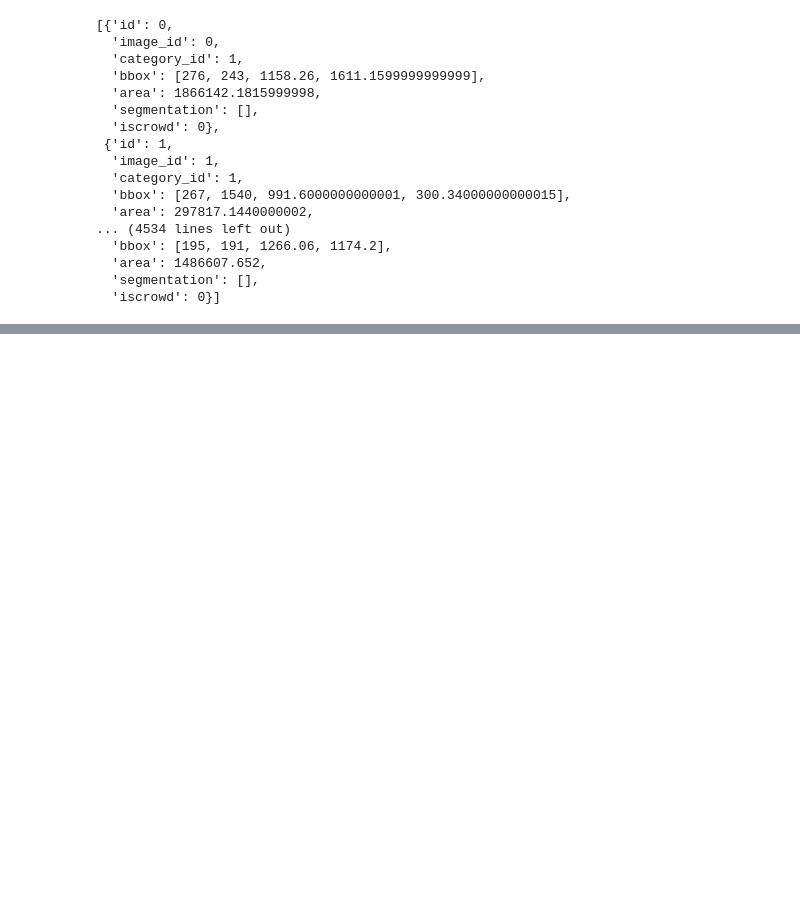
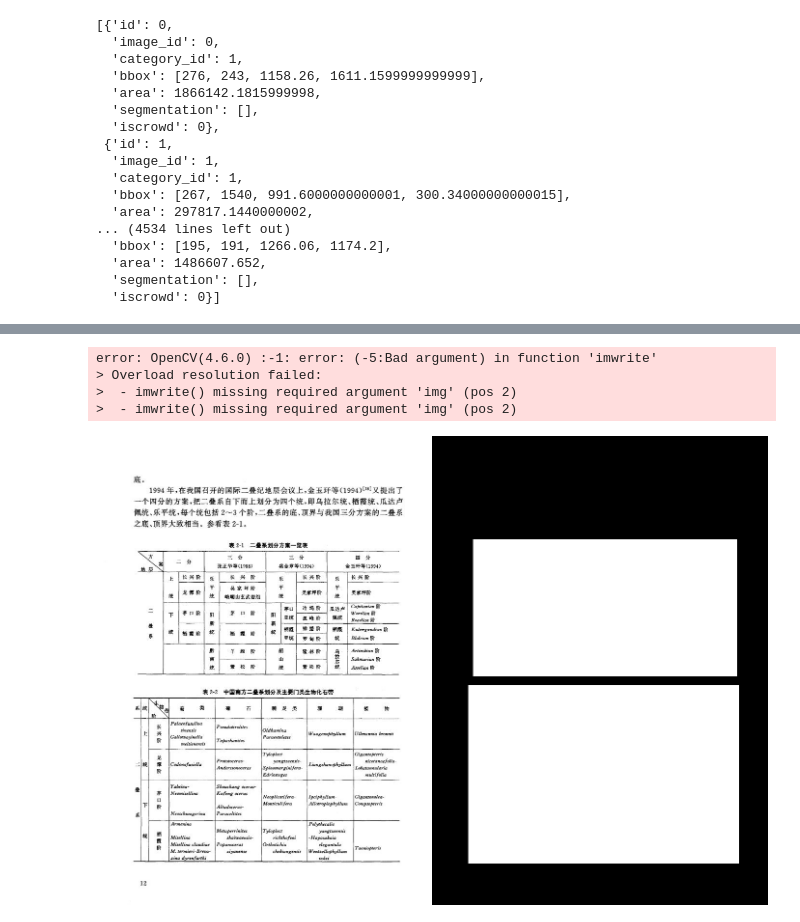
Before and after one commit to tigranfah/table_extraction_from_docs, a Jupyter notebook: notebooks/ann_images_conversion.ipynb, the cells around one changed output, grey strips where cells are left out. Cells and saved outputs as stored; diff of their text form; code cells hidden in the pictures; blank space fills up the shorter version.

```diff
--- a/notebooks/ann_images_conversion.ipynb
+++ b/notebooks/ann_images_conversion.ipynb
@@ -93,0 +157,18 @@ cv2.imread()
+# %%
+inds = [
+    [85, 214, 547, 284],
+    [75, 516, 561, 369]
+]
+# %%
+sam = cv2.imread(r"C:\Users\user\Downloads\table detection fix.v1i.coco\train\94_29_jpg.rf.6b326d824d6b50dd6f241c9dcd18fa62.jpg", cv2.IMREAD_GRAYSCALE)
+# %%
+mask = np.zeros_like(sam)
+for ind in inds:
+    mask[ind[1]:ind[1]+ind[3], ind[0]:ind[0]+ind[2]] = 255
+# %%
+cv2.imwrite("94_29_mask.jpg", mask)
+# %% [output]
+error: OpenCV(4.6.0) :-1: error: (-5:Bad argument) in function 'imwrite'
+> Overload resolution failed:
+>  - imwrite() missing required argument 'img' (pos 2)
+>  - imwrite() missing required argument 'img' (pos 2)
@@ -93,0 +177,7 @@ cv2.imread()
+# %%
+Image.fromarray(
+    cv2.hconcat([
+        sam, mask
+    ]))
+# %% [output]
+[figure, added]
```
Also changed, not shown: parts of 9 cells of this notebook, 13 other files.
